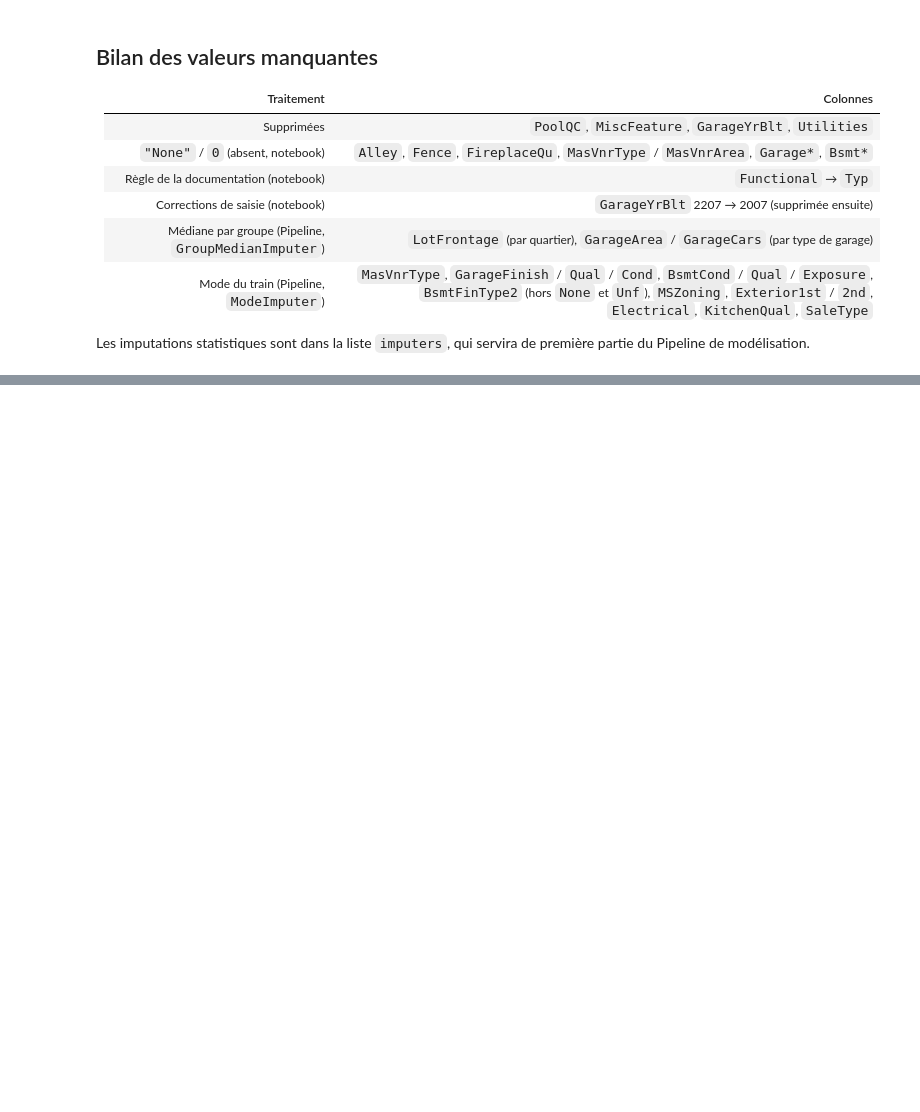
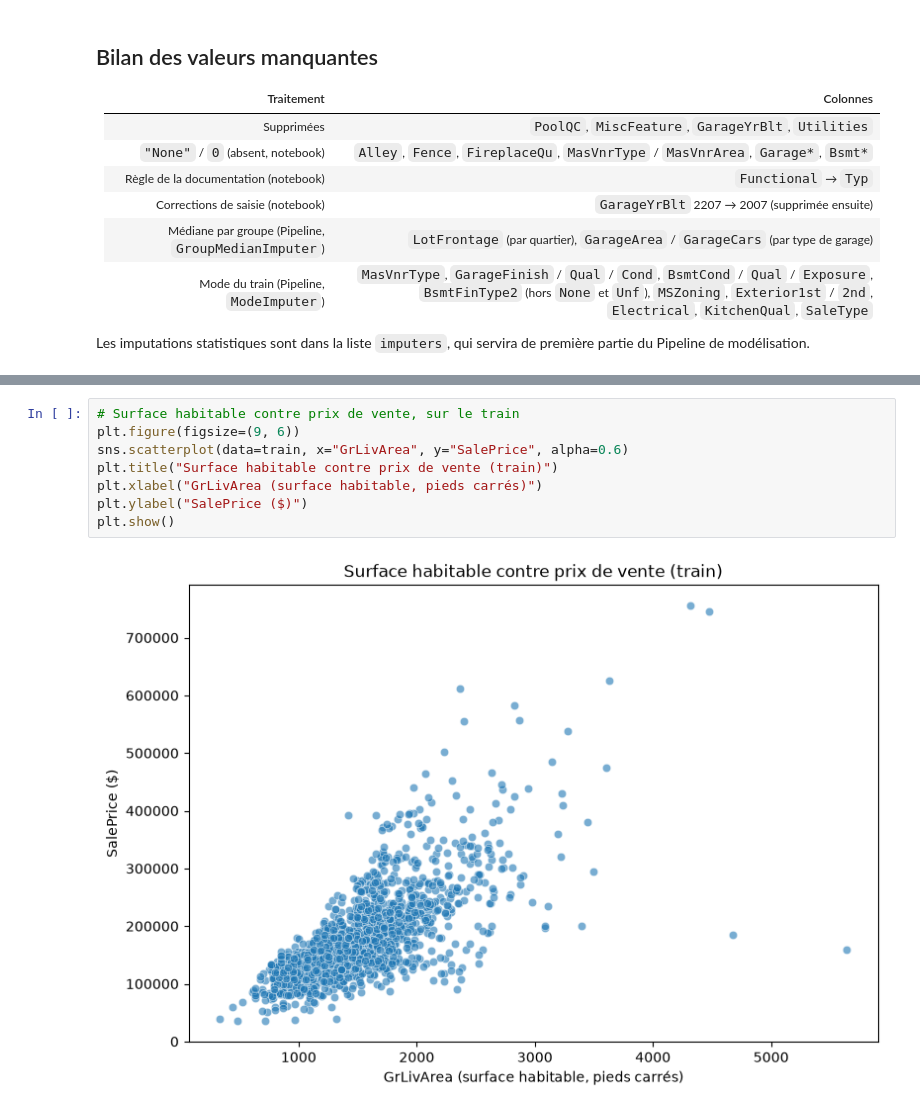
Before and after one commit to raybelpro77git/kaggle-house-prices, a Jupyter notebook: notebooks/01_eda.ipynb, the cells around one changed output, grey strips where cells are left out. Drawn from its saved outputs; the diff is of its cells as text; blank space fills up the shorter version.

Commit message:
Valeurs extrêmes : retrait de 523 et 1298 (GrLivArea > 4000, vente Partial)

```diff
--- a/notebooks/01_eda.ipynb
+++ b/notebooks/01_eda.ipynb
@@ -1792,0 +1798,10 @@ Les imputations statistiques sont dans la liste `imputers`, qui servira de premi
+# %%
+# Surface habitable contre prix de vente, sur le train
+plt.figure(figsize=(9, 6))
+sns.scatterplot(data=train, x="GrLivArea", y="SalePrice", alpha=0.6)
+plt.title("Surface habitable contre prix de vente (train)")
+plt.xlabel("GrLivArea (surface habitable, pieds carrés)")
+plt.ylabel("SalePrice ($)")
+plt.show()
+# %% [output]
+[figure, added]
```
Also changed, not shown: parts of 7 cells of this notebook.
